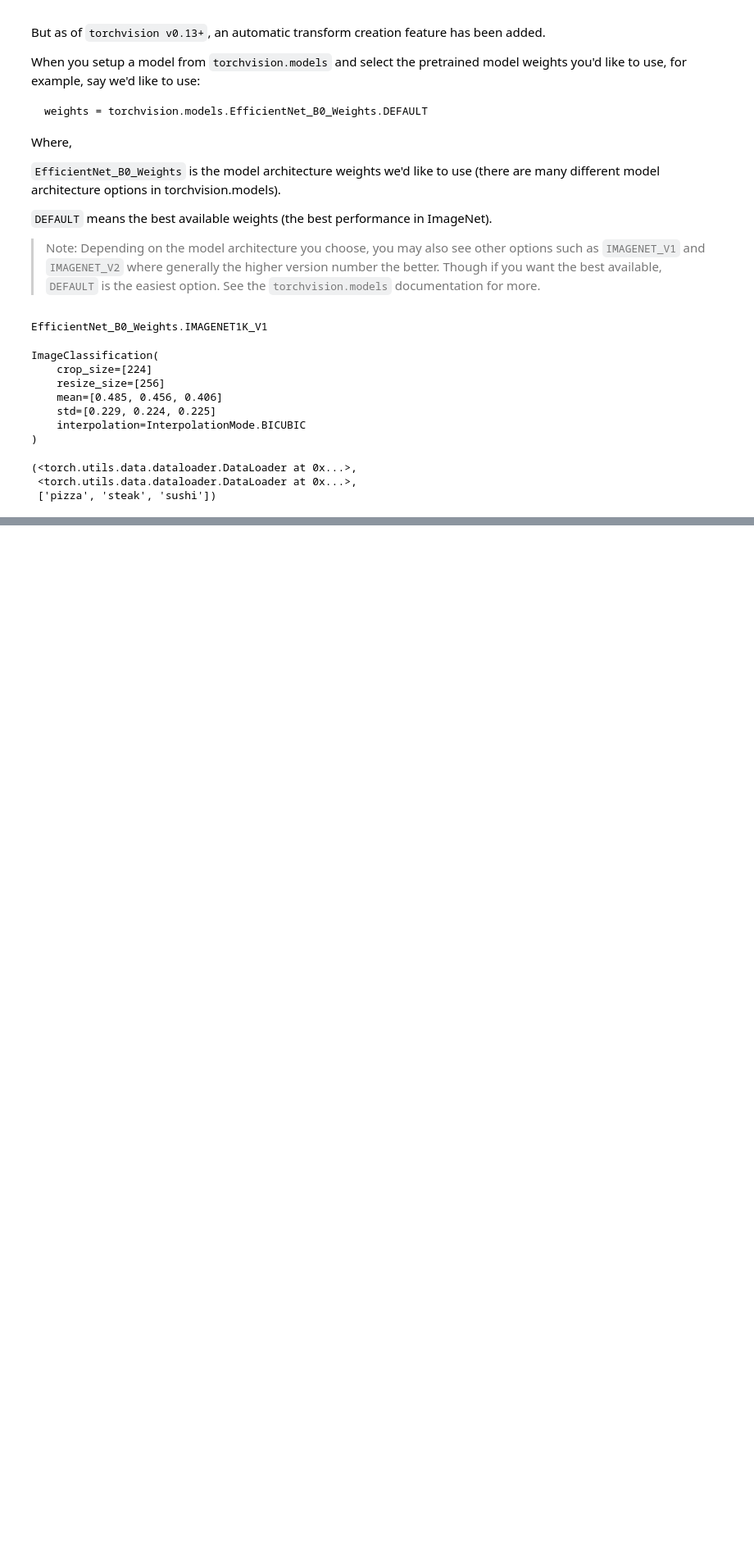
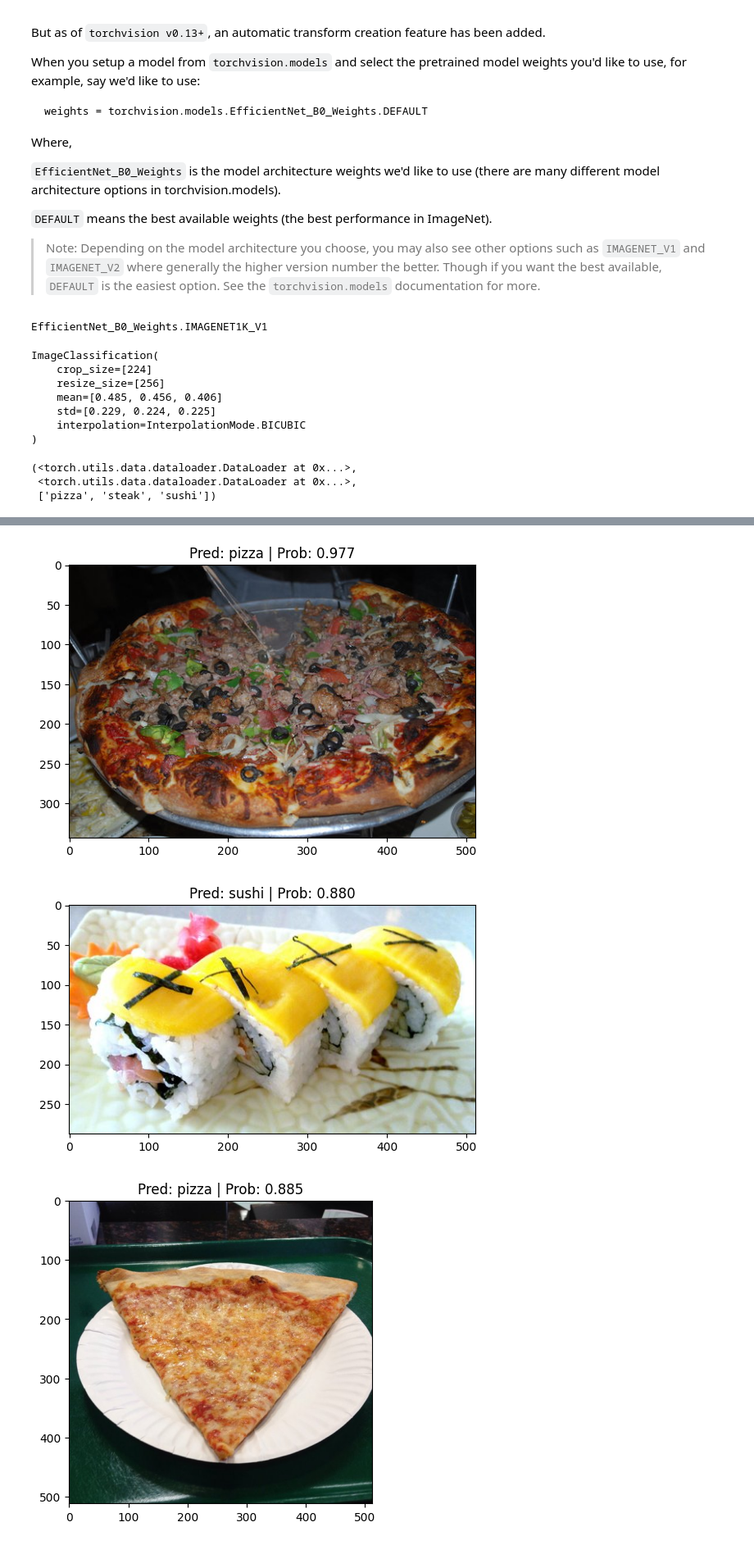
Before and after one commit to anupj/PyTorchForDeepLearningBootcamp, a Jupyter notebook: 06_pytorch_transfer_learning.ipynb, the cells around one changed output, grey strips where cells are left out. Shown at 82% size. Drawn from its saved outputs; the diff is of its cells as text; code cells hidden in the pictures; blank space fills up the shorter version.

```diff
--- a/06_pytorch_transfer_learning.ipynb
+++ b/06_pytorch_transfer_learning.ipynb
@@ -236,0 +332,15 @@ For our case, EffNetB0 is one of our best options in terms of performance vs siz
+# %%
+# Set the manual seeds
+torch.manual_seed(42)
+torch.cuda.manual_seed(42)
+
+# Get the length of class_names
+output_shape = len(class_names)
+
+# Recreate the classifier layer and seed it to the target device
+model.classifier = torch.nn.Sequential(
+    torch.nn.Dropout(p=0.2, inplace=True),
+    torch.nn.Linear(in_features = 1280,
+                    out_features=output_shape,
+                    bias=True)
+).to(device)
@@ -236,0 +500,19 @@ For our case, EffNetB0 is one of our best options in terms of performance vs siz
+# %%
+# Let's test it out on a random image
+# Get a random list of image paths from test set
+import random
+num_images_to_plot = 3
+test_image_path_list = list(Path(test_dir).glob("*/*.jpg"))
+test_image_path_sample = random.sample(population=test_image_path_list, k=num_images_to_plot)
+
+# Make predictions and plot the images
+for image_path in test_image_path_sample:
+  pred_and_plot_image(model=model,
+                      class_names=class_names,
+                      image_path=image_path,
+                      # transform=weights.transforms,
+                      image_size=(224, 224))
+# %% [output]
+[figure, added]
+[figure, added]
+[figure, added]
```
Also changed, not shown: parts of 21 cells of this notebook.
